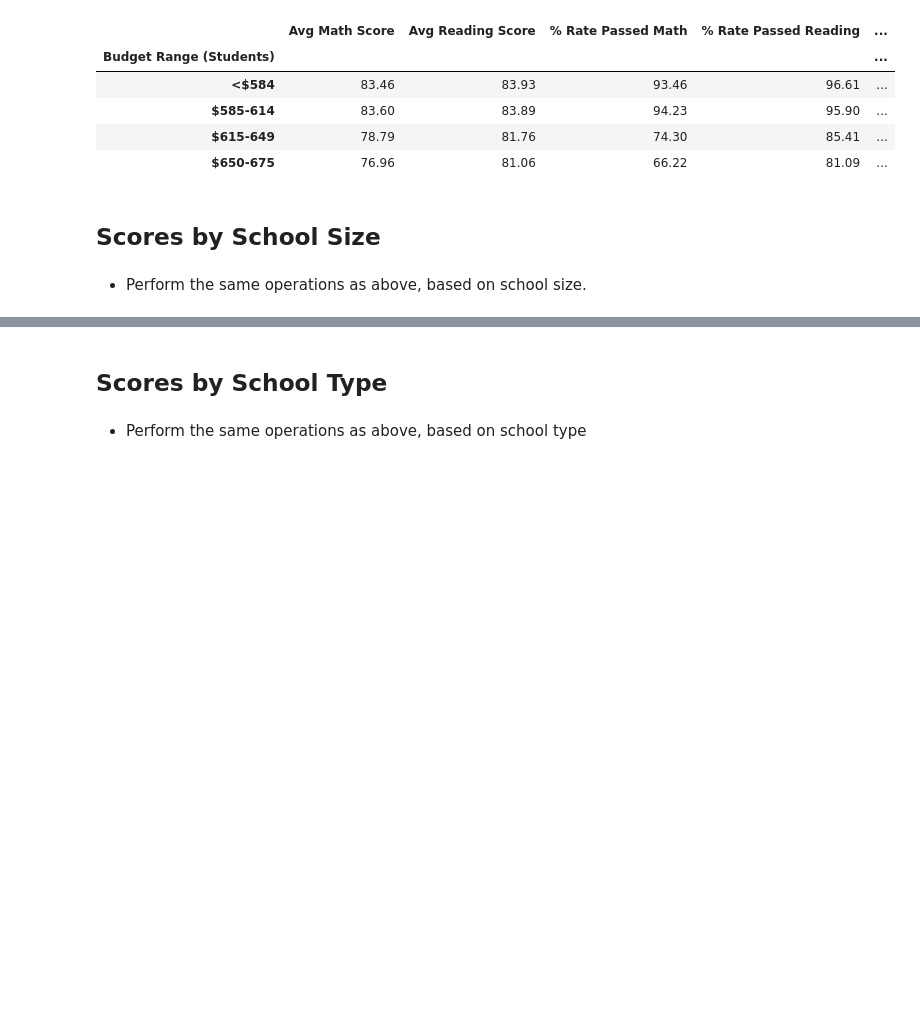
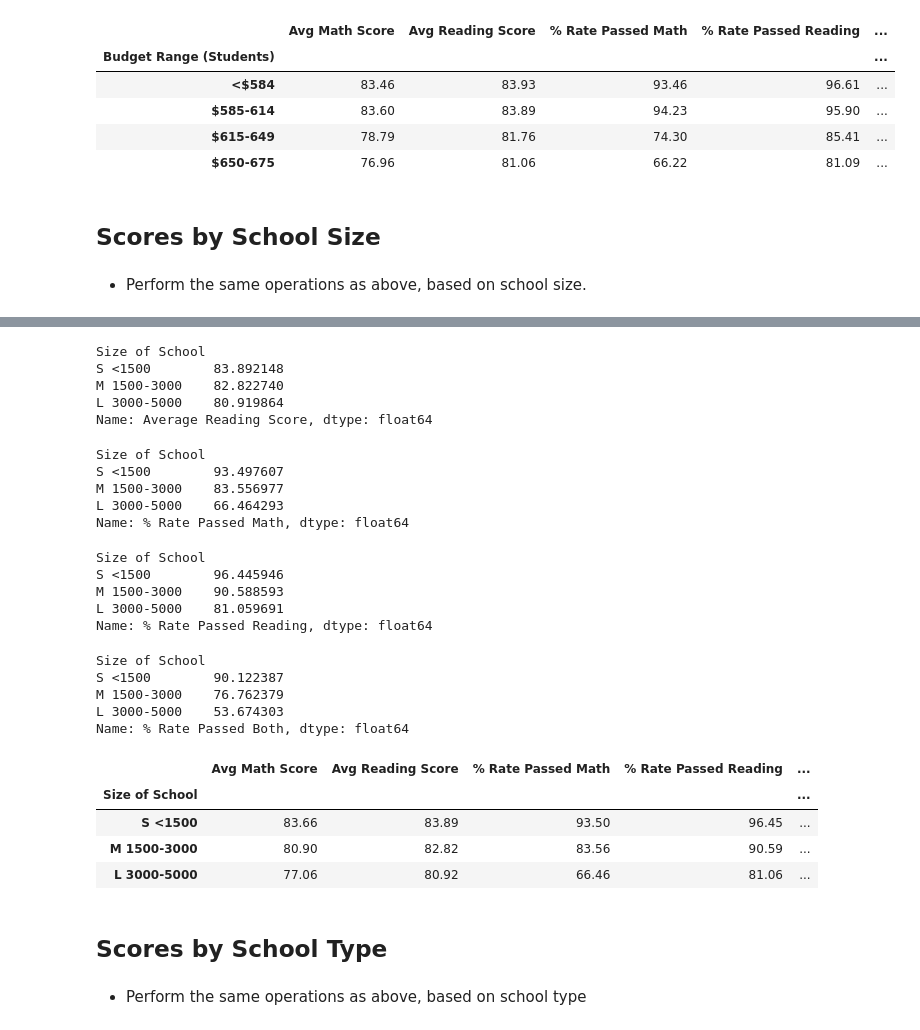
Before and after one commit to KGore12/pandas-challenge, a Jupyter notebook: KG_PyCitySchools_starter.ipynb, the cells around one changed output, grey strips where cells are left out. Cells and saved outputs as stored; diff of their text form; code cells hidden in the pictures; blank space fills up the shorter version.

```diff
--- a/KG_PyCitySchools_starter.ipynb
+++ b/KG_PyCitySchools_starter.ipynb
@@ -794,3 +860,72 @@ spending_summary
+# %%
+# Create a groupby for Size of School by Average Reading Score
+
+size_by_reading_scores = summary_school_size_df.groupby([
+    "Size of School"]).mean()["Average Reading Score"]
+
+size_by_reading_scores
+# %% [output]
+Size of School
+S <1500        83.892148
+M 1500-3000    82.822740
+L 3000-5000    80.919864
+Name: Average Reading Score, dtype: float64
+# %%
+# Create a groupby for budget average of student % Passing Math
+
+size_passed_math = summary_school_size_df.groupby([
+    "Size of School"]).mean()["% Rate Passed Math"]
+
+size_passed_math
+# %% [output]
+Size of School
+S <1500        93.497607
+M 1500-3000    83.556977
+L 3000-5000    66.464293
+Name: % Rate Passed Math, dtype: float64
+# %%
+# Create a groupby for Size of School of student % Passing Reading
+
+size_passed_reading = summary_school_size_df.groupby([
+    "Size of School"]).mean()["% Rate Passed Reading"]
+
+size_passed_reading
+# %% [output]
+Size of School
+S <1500        96.445946
+M 1500-3000    90.588593
+L 3000-5000    81.059691
+Name: % Rate Passed Reading, dtype: float64
+# %%
+#Overall Passing Rate (Average of the above two)
+
+overall_passed_spending_size = summary_school_size_df.groupby([
+    "Size of School"]).mean()["% Rate Passed Both"]
+
+overall_passed_spending_size
+# %% [output]
+Size of School
+S <1500        90.122387
+M 1500-3000    76.762379
+L 3000-5000    53.674303
+Name: % Rate Passed Both, dtype: float64
+# %%
+# Make a new df with these spending summaries
+
+# Assemble into DataFrame
+size_spending_summary = pd.DataFrame({"Avg Math Score" : size_by_math_scores.round(2),
+                                 "Avg Reading Score": size_by_reading_scores.round(2),
+                                 "% Rate Passed Math": size_passed_math.round(2),
+                                 "% Rate Passed Reading": size_passed_reading.round(2),
+                                 "% Rate Passed Both": overall_passed_spending_size.round(2)})
+
+size_spending_summary
+# %% [output]
+|  | Avg Math Score | Avg Reading Score | % Rate Passed Math | % Rate Passed Reading | ... |
+| Size of School |  |  |  |  | ... |
+| S <1500 | 83.66 | 83.89 | 93.50 | 96.45 | ... |
+| M 1500-3000 | 80.90 | 82.82 | 83.56 | 90.59 | ... |
+| L 3000-5000 | 77.06 | 80.92 | 66.46 | 81.06 | ... |
 # %% [markdown]
 ## Scores by School Type
 # %% [markdown]
```
Also changed, not shown: parts of 12 cells of this notebook.
